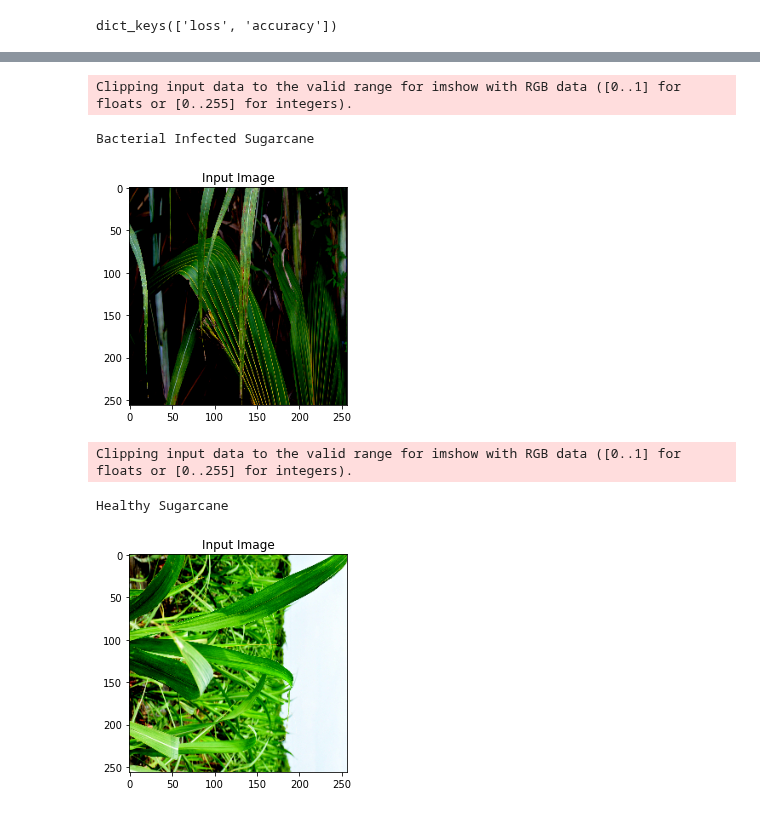
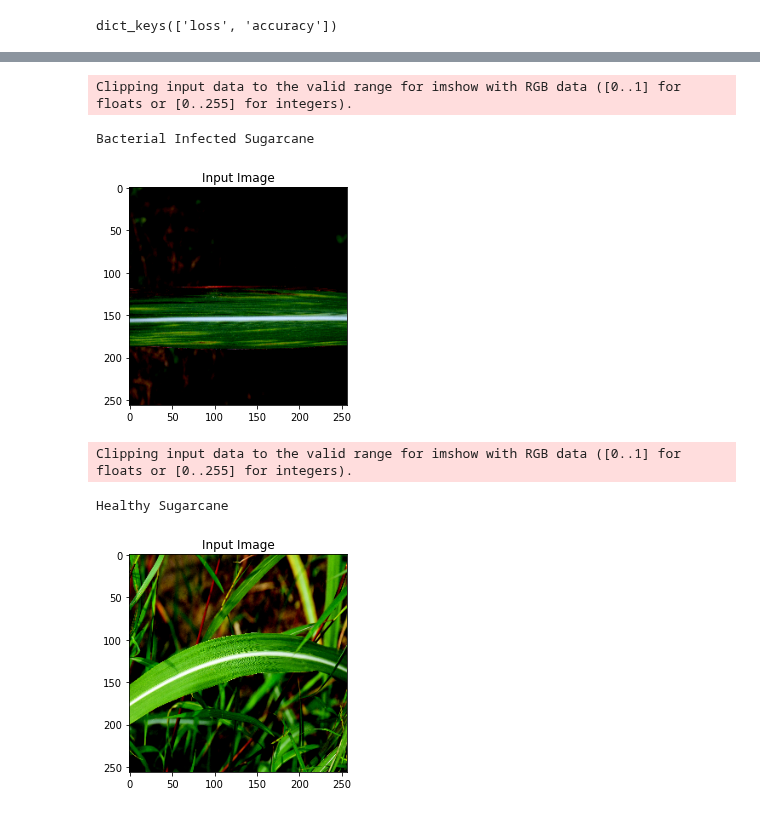
Before and after one commit to Satyam-BIT24/Sugarcane_DL_Model, a Jupyter notebook: Sugarcane_Model.ipynb, the cells around one changed output, grey strips where cells are left out. Saved outputs shown, nothing was run; the diff lists cells and outputs as text; code cells hidden in the pictures.

```diff
--- a/Sugarcane_Model.ipynb
+++ b/Sugarcane_Model.ipynb
@@ -157,5 +161,5 @@ plt.show()
 # %%
-path="/content/Test/21.JPG"
+path="/content/Test/20.JPG"
 img=load_img(path,target_size=(256,256))
 
 i=img_to_array(img)
@@ -176,27 +180,27 @@ plt.show()
 # %% [output]
 Clipping input data to the valid range for imshow with RGB data ([0..1] for floats or [0..255] for integers).
 Bacterial Infected Sugarcane
-[figure, old version]
+[figure, new version]
 # %%
-path="/content/Test/87.JPG"
+path="/content/Test/77.JPG"
 img=load_img(path,target_size=(256,256))
 
 i=img_to_array(img)
 i=preprocess_input(i)
 input_arr=np.array([i])
 input_arr.shape
 
 pred=np.argmax(model.predict(input_arr))
 
 if pred==0:
   print("Bacterial Infected Sugarcane")
 else:
   print("Healthy Sugarcane")
 
 plt.imshow(input_arr[0])
 plt.title("Input Image")
 plt.show()
 # %% [output]
 Clipping input data to the valid range for imshow with RGB data ([0..1] for floats or [0..255] for integers).
 Healthy Sugarcane
-[figure, old version]
+[figure, new version]
```
Also changed, not shown: parts of 5 cells of this notebook.
